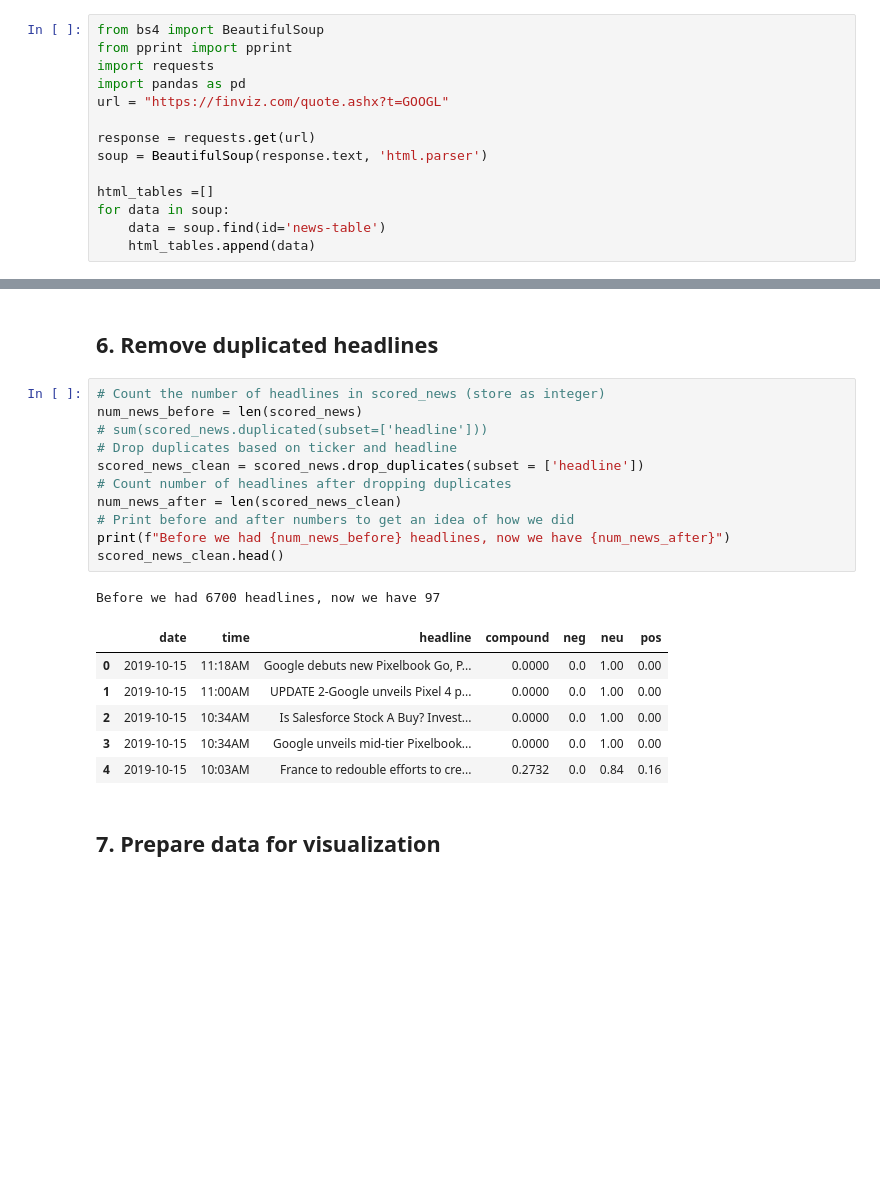
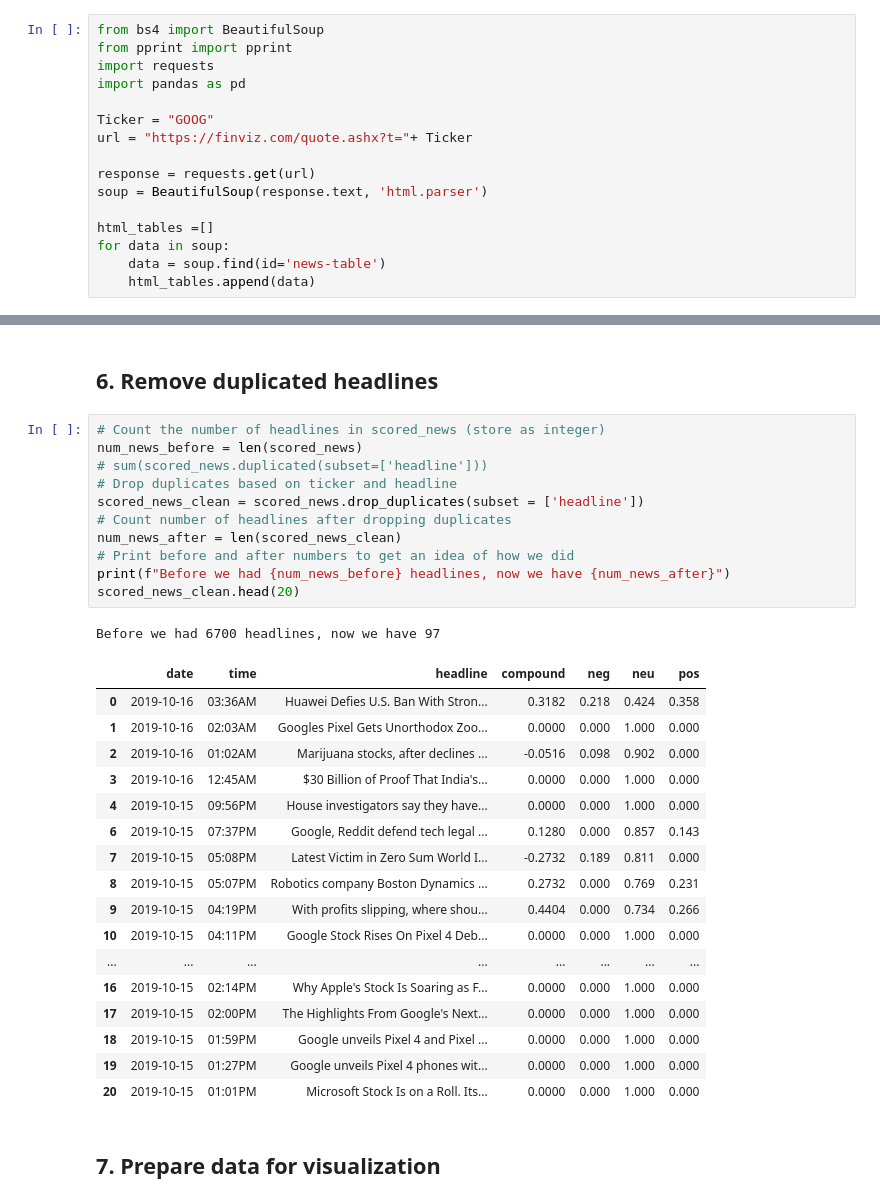
Before and after one commit to sebastianhkx/bia-finance-project, a Jupyter notebook: Sentiment Analysis GOOG.ipynb, the cells around one changed output, grey strips where cells are left out. Saved outputs shown, nothing was run; the diff lists cells and outputs as text; blank space fills up the shorter version.

```diff
--- a/Sentiment Analysis GOOG.ipynb
+++ b/Sentiment Analysis GOOG.ipynb
@@ -5,7 +5,9 @@ from bs4 import BeautifulSoup
 from pprint import pprint
 import requests
 import pandas as pd
-url = "https://finviz.com/quote.ashx?t=GOOGL"
+
+Ticker = "GOOG"
+url = "https://finviz.com/quote.ashx?t="+ Ticker
 
 response = requests.get(url)
 soup = BeautifulSoup(response.text, 'html.parser')
@@ -98,22 +100,33 @@ mean_c.plot.bar()
 # %%
 # Count the number of headlines in scored_news (store as integer)
 num_news_before = len(scored_news)
 # sum(scored_news.duplicated(subset=['headline']))
 # Drop duplicates based on ticker and headline
 scored_news_clean = scored_news.drop_duplicates(subset = ['headline'])
 # Count number of headlines after dropping duplicates
 num_news_after = len(scored_news_clean)
 # Print before and after numbers to get an idea of how we did
 print(f"Before we had {num_news_before} headlines, now we have {num_news_after}")
-scored_news_clean.head()
+scored_news_clean.head(20)
 # %% [output]
 Before we had 6700 headlines, now we have 97
 |  | date | time | headline | compound | neg | neu | pos |
-| 0 | 2019-10-15 | 11:18AM | Google debuts new Pixelbook Go, P... | 0.0000 | 0.0 | 1.00 | 0.00 |
-| 1 | 2019-10-15 | 11:00AM | UPDATE 2-Google unveils Pixel 4 p... | 0.0000 | 0.0 | 1.00 | 0.00 |
-| 2 | 2019-10-15 | 10:34AM | Is Salesforce Stock A Buy? Invest... | 0.0000 | 0.0 | 1.00 | 0.00 |
-| 3 | 2019-10-15 | 10:34AM | Google unveils mid-tier Pixelbook... | 0.0000 | 0.0 | 1.00 | 0.00 |
-| 4 | 2019-10-15 | 10:03AM | France to redouble efforts to cre... | 0.2732 | 0.0 | 0.84 | 0.16 |
+| 0 | 2019-10-16 | 03:36AM | Huawei Defies U.S. Ban With Stron... | 0.3182 | 0.218 | 0.424 | 0.358 |
+| 1 | 2019-10-16 | 02:03AM | Googles Pixel Gets Unorthodox Zoo... | 0.0000 | 0.000 | 1.000 | 0.000 |
+| 2 | 2019-10-16 | 01:02AM | Marijuana stocks, after declines ... | -0.0516 | 0.098 | 0.902 | 0.000 |
+| 3 | 2019-10-16 | 12:45AM | $30 Billion of Proof That India's... | 0.0000 | 0.000 | 1.000 | 0.000 |
+| 4 | 2019-10-15 | 09:56PM | House investigators say they have... | 0.0000 | 0.000 | 1.000 | 0.000 |
+| 6 | 2019-10-15 | 07:37PM | Google, Reddit defend tech legal ... | 0.1280 | 0.000 | 0.857 | 0.143 |
+| 7 | 2019-10-15 | 05:08PM | Latest Victim in Zero Sum World I... | -0.2732 | 0.189 | 0.811 | 0.000 |
+| 8 | 2019-10-15 | 05:07PM | Robotics company Boston Dynamics ... | 0.2732 | 0.000 | 0.769 | 0.231 |
+| 9 | 2019-10-15 | 04:19PM | With profits slipping, where shou... | 0.4404 | 0.000 | 0.734 | 0.266 |
+| 10 | 2019-10-15 | 04:11PM | Google Stock Rises On Pixel 4 Deb... | 0.0000 | 0.000 | 1.000 | 0.000 |
+| ... | ... | ... | ... | ... | ... | ... | ... |
+| 16 | 2019-10-15 | 02:14PM | Why Apple's Stock Is Soaring as F... | 0.0000 | 0.000 | 1.000 | 0.000 |
+| 17 | 2019-10-15 | 02:00PM | The Highlights From Google's Next... | 0.0000 | 0.000 | 1.000 | 0.000 |
+| 18 | 2019-10-15 | 01:59PM | Google unveils Pixel 4 and Pixel ... | 0.0000 | 0.000 | 1.000 | 0.000 |
+| 19 | 2019-10-15 | 01:27PM | Google unveils Pixel 4 phones wit... | 0.0000 | 0.000 | 1.000 | 0.000 |
+| 20 | 2019-10-15 | 01:01PM | Microsoft Stock Is on a Roll. Its... | 0.0000 | 0.000 | 1.000 | 0.000 |
 # %% [markdown]
 ## 7. Prepare data for visualization
 # %%
```
Also changed, not shown: parts of 2 cells of this notebook, 3 other files.
